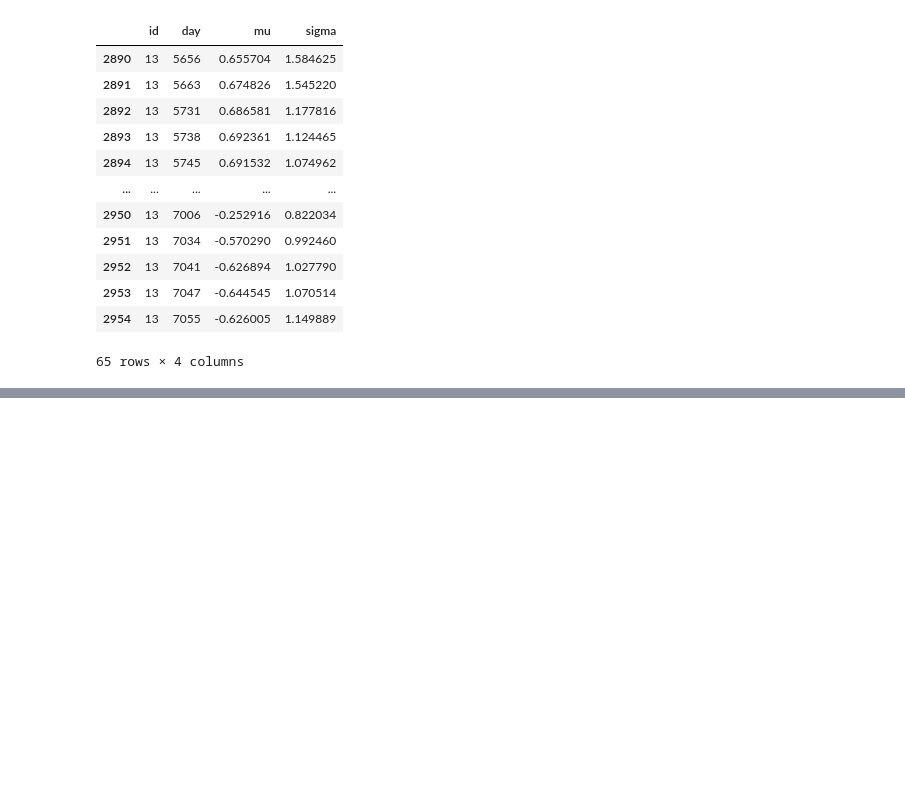
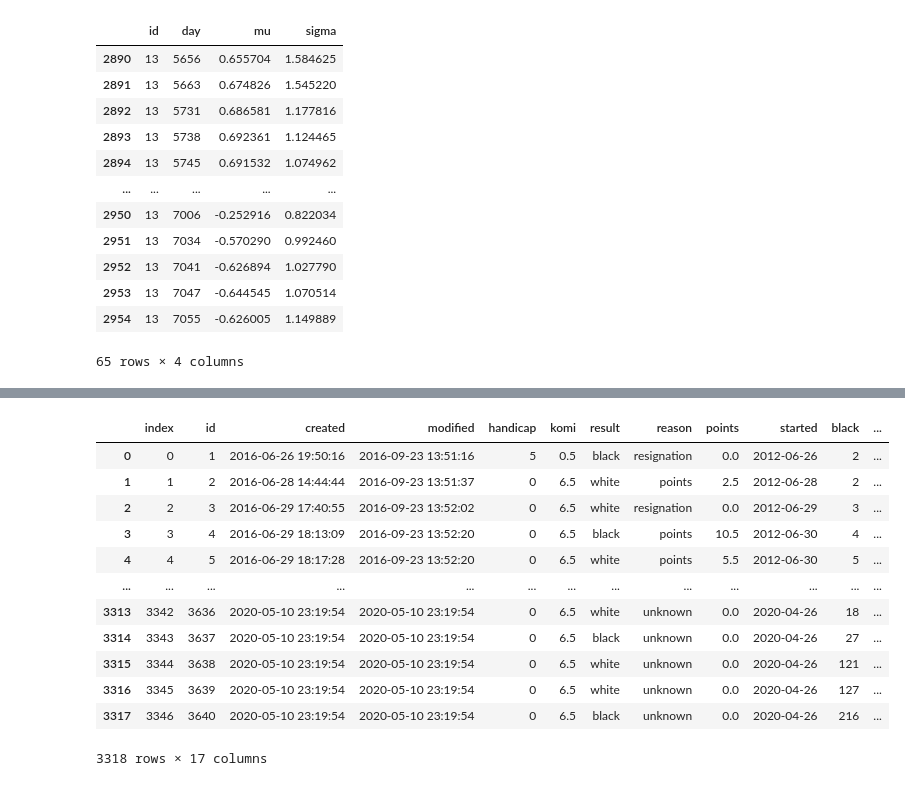
Before and after one commit to glandfried/handicap, a Jupyter notebook: estimations/aago/demo_analysis.ipynb, the cells around one changed output, grey strips where cells are left out. Saved outputs shown, nothing was run; the diff lists cells and outputs as text; code cells hidden in the pictures; blank space fills up the shorter version.

```diff
--- a/estimations/aago/demo_analysis.ipynb
+++ b/estimations/aago/demo_analysis.ipynb
@@ -122,0 +126,17 @@ plt.plot(compare_df['day'], compare_df['win_prob'], '-o')
+# %%
+aago_df = pd.read_csv('../../data/aago/aago_filtered.csv')
+aago_df
+# %% [output]
+|  | index | id | created | modified | handicap | komi | result | reason | points | started | black | ... |
+| 0 | 0 | 1 | 2016-06-26 19:50:16 | 2016-09-23 13:51:16 | 5 | 0.5 | black | resignation | 0.0 | 2012-06-26 | 2 | ... |
+| 1 | 1 | 2 | 2016-06-28 14:44:44 | 2016-09-23 13:51:37 | 0 | 6.5 | white | points | 2.5 | 2012-06-28 | 2 | ... |
+| 2 | 2 | 3 | 2016-06-29 17:40:55 | 2016-09-23 13:52:02 | 0 | 6.5 | white | resignation | 0.0 | 2012-06-29 | 3 | ... |
+| 3 | 3 | 4 | 2016-06-29 18:13:09 | 2016-09-23 13:52:20 | 0 | 6.5 | black | points | 10.5 | 2012-06-30 | 4 | ... |
+| 4 | 4 | 5 | 2016-06-29 18:17:28 | 2016-09-23 13:52:20 | 0 | 6.5 | white | points | 5.5 | 2012-06-30 | 5 | ... |
+| ... | ... | ... | ... | ... | ... | ... | ... | ... | ... | ... | ... | ... |
+| 3313 | 3342 | 3636 | 2020-05-10 23:19:54 | 2020-05-10 23:19:54 | 0 | 6.5 | white | unknown | 0.0 | 2020-04-26 | 18 | ... |
+| 3314 | 3343 | 3637 | 2020-05-10 23:19:54 | 2020-05-10 23:19:54 | 0 | 6.5 | black | unknown | 0.0 | 2020-04-26 | 27 | ... |
+| 3315 | 3344 | 3638 | 2020-05-10 23:19:54 | 2020-05-10 23:19:54 | 0 | 6.5 | white | unknown | 0.0 | 2020-04-26 | 121 | ... |
+| 3316 | 3345 | 3639 | 2020-05-10 23:19:54 | 2020-05-10 23:19:54 | 0 | 6.5 | white | unknown | 0.0 | 2020-04-26 | 127 | ... |
+| 3317 | 3346 | 3640 | 2020-05-10 23:19:54 | 2020-05-10 23:19:54 | 0 | 6.5 | black | unknown | 0.0 | 2020-04-26 | 216 | ... |
+3318 rows × 17 columns
```
Also changed, not shown: parts of 9 cells of this notebook.
